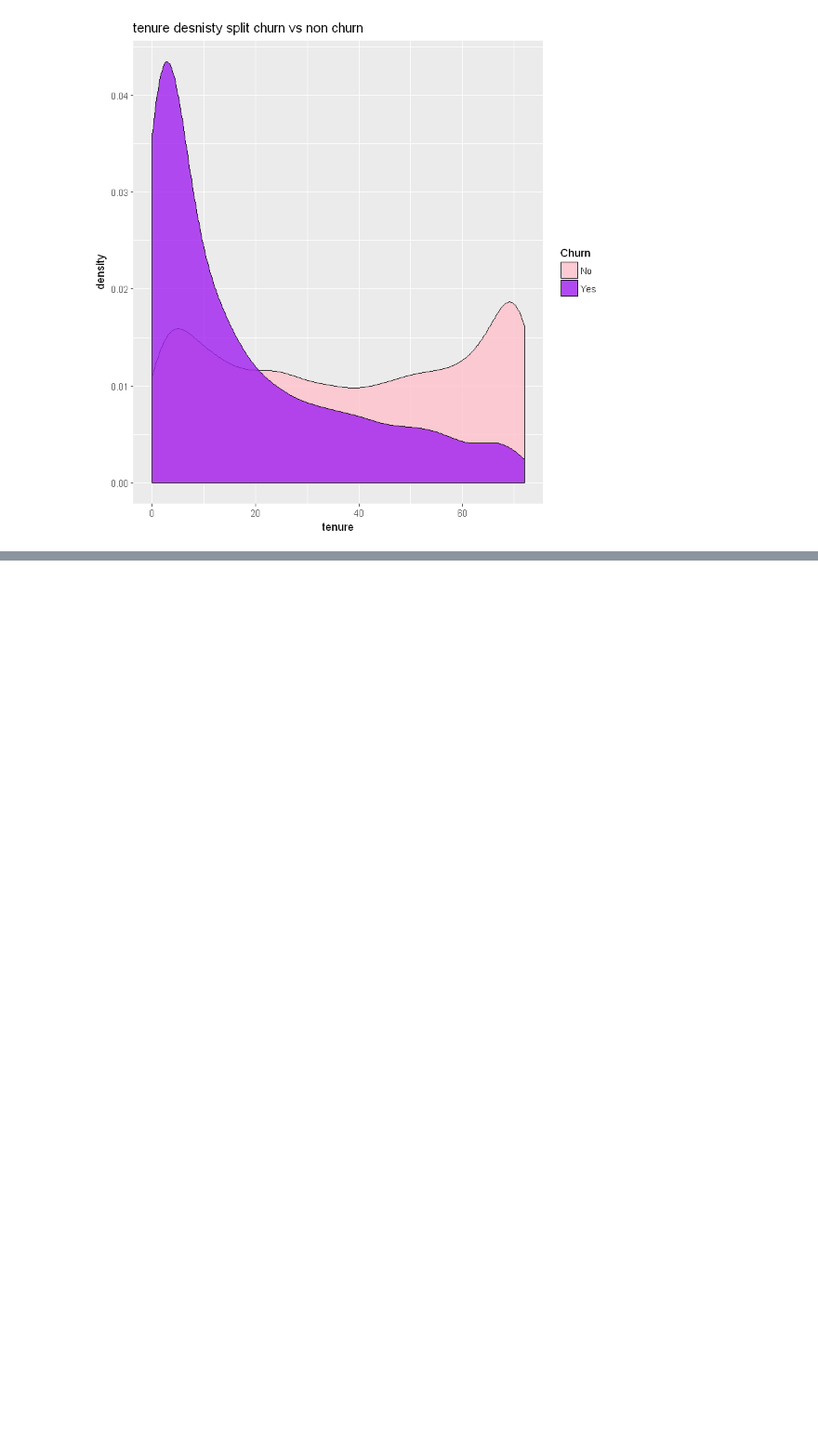
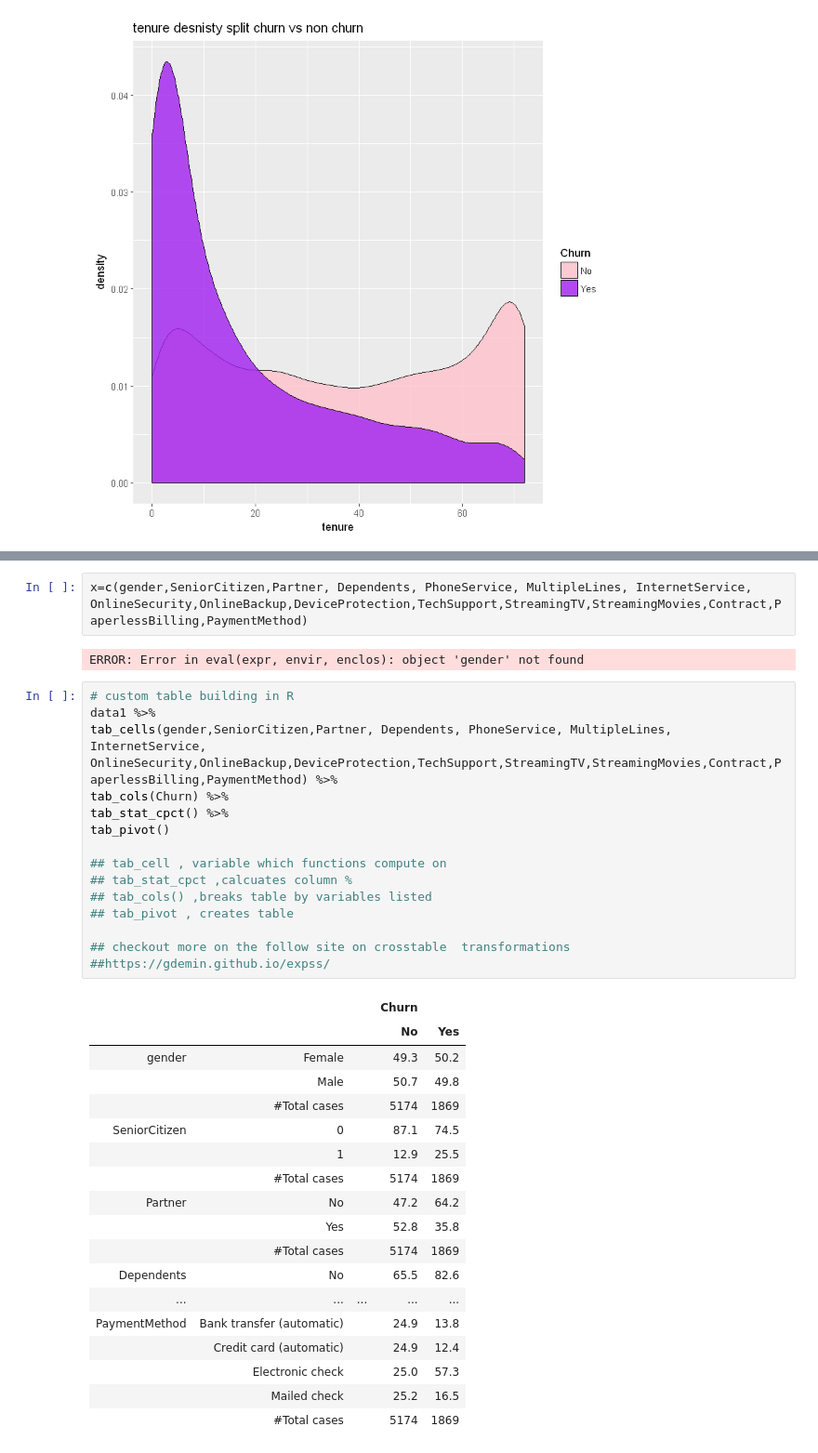
Before and after one commit to Timerise/Data-science-collection, a Jupyter notebook: Telco customer churn retention plans .ipynb, the cells around one changed output, grey strips where cells are left out. Shown at 93% size. Saved outputs shown, nothing was run; the diff lists cells and outputs as text; blank space fills up the shorter version.

```diff
--- a/Telco customer churn retention plans .ipynb
+++ b/Telco customer churn retention plans .ipynb
@@ -398,0 +449,38 @@ $\text{Will add way more to this,soon.....!}$
+# %%
+x=c(gender,SeniorCitizen,Partner, Dependents, PhoneService, MultipleLines, InternetService, OnlineSecurity,OnlineBackup,DeviceProtection,TechSupport,StreamingTV,StreamingMovies,Contract,PaperlessBilling,PaymentMethod)
+# %% [output]
+ERROR: Error in eval(expr, envir, enclos): object 'gender' not found
+# %%
+# custom table building in R
+data1 %>%
+tab_cells(gender,SeniorCitizen,Partner, Dependents, PhoneService, MultipleLines, InternetService, OnlineSecurity,OnlineBackup,DeviceProtection,TechSupport,StreamingTV,StreamingMovies,Contract,PaperlessBilling,PaymentMethod) %>%
+tab_cols(Churn) %>%
+tab_stat_cpct() %>%
+tab_pivot()
+
+## tab_cell , variable which functions compute on
+## tab_stat_cpct ,calcuates column %
+## tab_cols() ,breaks table by variables listed
+## tab_pivot , creates table
+
+## checkout more on the follow site on crosstable  transformations
+##https://gdemin.github.io/expss/
+# %% [output]
+|  |  |  | Churn |  |
+|  |  |  | No | Yes |
+| gender | Female |  | 49.3 | 50.2 |
+|  | Male |  | 50.7 | 49.8 |
+|  | #Total cases |  | 5174 | 1869 |
+| SeniorCitizen | 0 |  | 87.1 | 74.5 |
+|  | 1 |  | 12.9 | 25.5 |
+|  | #Total cases |  | 5174 | 1869 |
+| Partner | No |  | 47.2 | 64.2 |
+|  | Yes |  | 52.8 | 35.8 |
+|  | #Total cases |  | 5174 | 1869 |
+| Dependents | No |  | 65.5 | 82.6 |
+| ... | ... | ... | ... | ... |
+| PaymentMethod | Bank transfer (automatic) |  | 24.9 | 13.8 |
+|  | Credit card (automatic) |  | 24.9 | 12.4 |
+|  | Electronic check |  | 25.0 | 57.3 |
+|  | Mailed check |  | 25.2 | 16.5 |
+|  | #Total cases |  | 5174 | 1869 |
```
Also changed, not shown: parts of 32 cells of this notebook.
